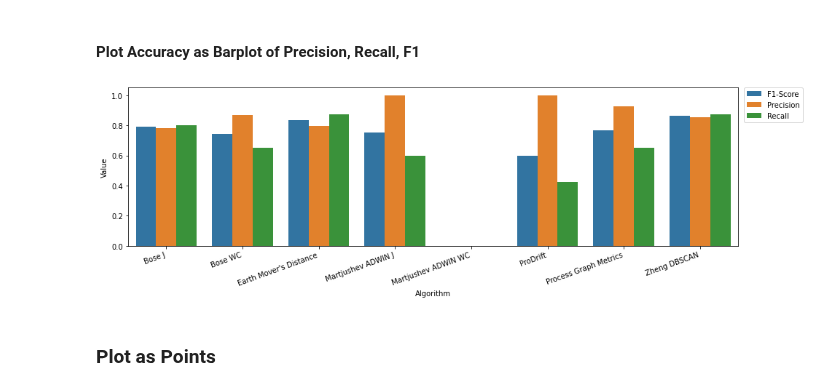
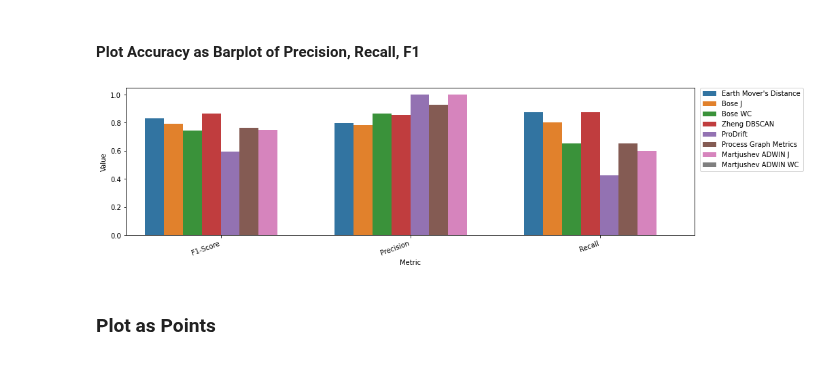
Before and after one commit to cpitsch/cdrift-evaluation, a Jupyter notebook: evaluate_results.ipynb, the cells around one changed output. Saved outputs shown, nothing was run; the diff lists cells and outputs as text; code cells hidden in the pictures.

Commit message:
Restructure Accuracy plot to group by metric, hue by algorithm

```diff
--- a/evaluate_results.ipynb
+++ b/evaluate_results.ipynb
@@ -205,36 +225,36 @@ accuracy_plot_df = pd.DataFrame(
     ] + [
         {
             "Algorithm": name,
             "Metric": "Precision",
             "Value": computed_precision_dicts[name][accuracy_best_param[name]]
         }
         for name in computed_accuracy_dicts.keys()
     ] + [
         {
             "Algorithm": name,
             "Metric": "Recall",
             "Value": computed_recall_dicts[name][accuracy_best_param[name]]
         }
         for name in computed_accuracy_dicts.keys()
     ]
 )
 
-# palette={"Precision": "#573deb", "F1-Score": "#ff0076", "Recall": "#ffa600"}
-ax = sns.barplot(x="Algorithm", y="Value", data=accuracy_plot_df, hue="Metric", order=ALPHA_SORT_NAMES) # Blueish
+palette=None #{"Precision": "#573deb", "F1-Score": "#ff0076", "Recall": "#ffa600"}
+ax = sns.barplot(x="Metric", y="Value", data=accuracy_plot_df, hue="Algorithm", palette=palette) # Blueish
 
 ax.figure.set_size_inches(15, 4)
 # ax.tick_params(labelrotation=10, ha="right")
 # Set each ticks horizontal alignment to "right"
 for tick in ax.get_xticklabels():
     tick.set_ha("right")
     tick.set_rotation(20)
 
 plt.legend(bbox_to_anchor=(1.01, 1), loc='upper left', borderaxespad=0)
 
 plt.savefig("Final_Eval/accuracy.pdf", bbox_inches="tight", format="pdf")
 plt.show()
 # %% [output]
-[figure, old version]
+[figure, new version]
 # %% [markdown]
 ### Plot as Points
 # %%
```
Also changed, not shown: parts of 2 cells of this notebook.
